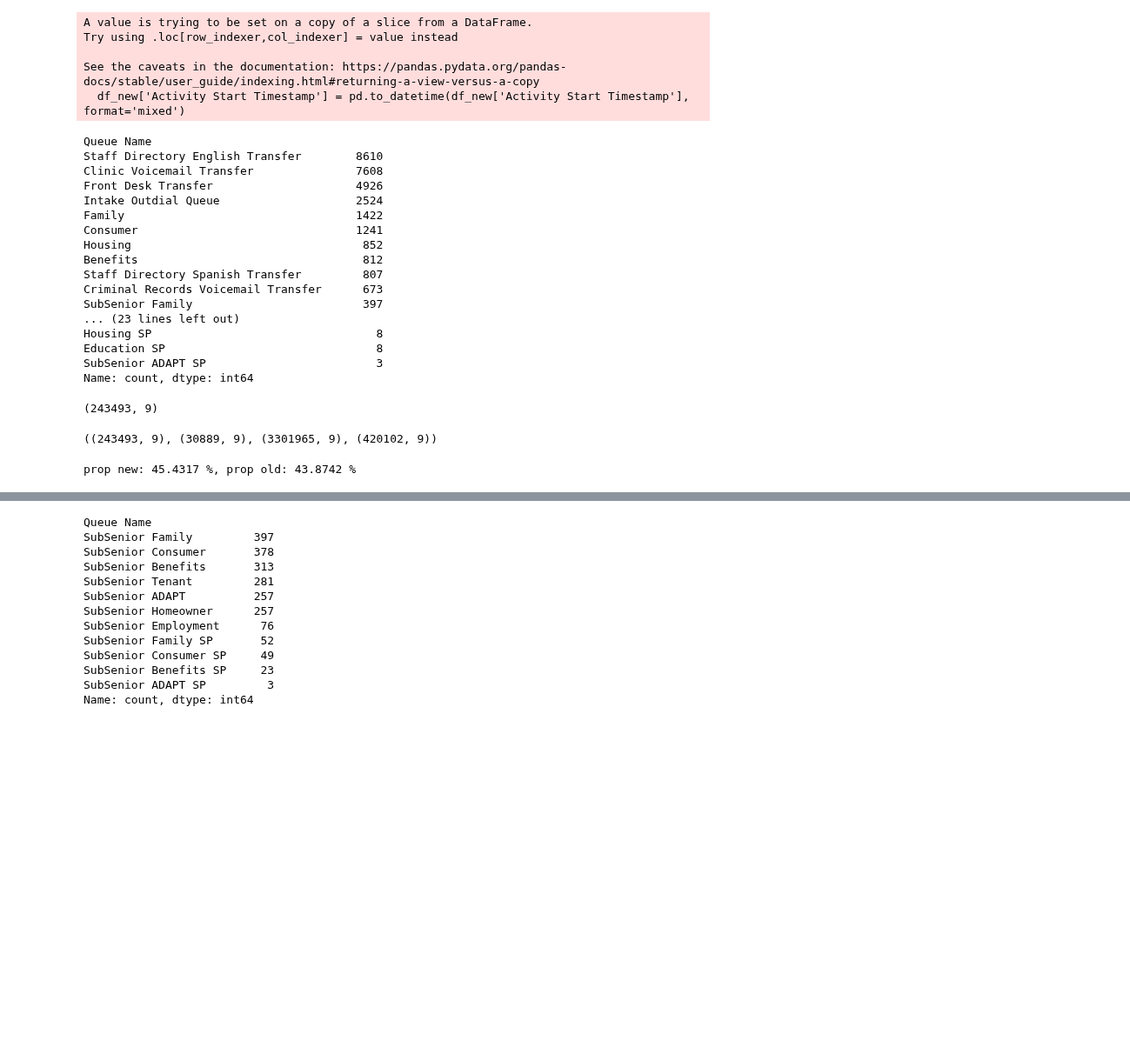
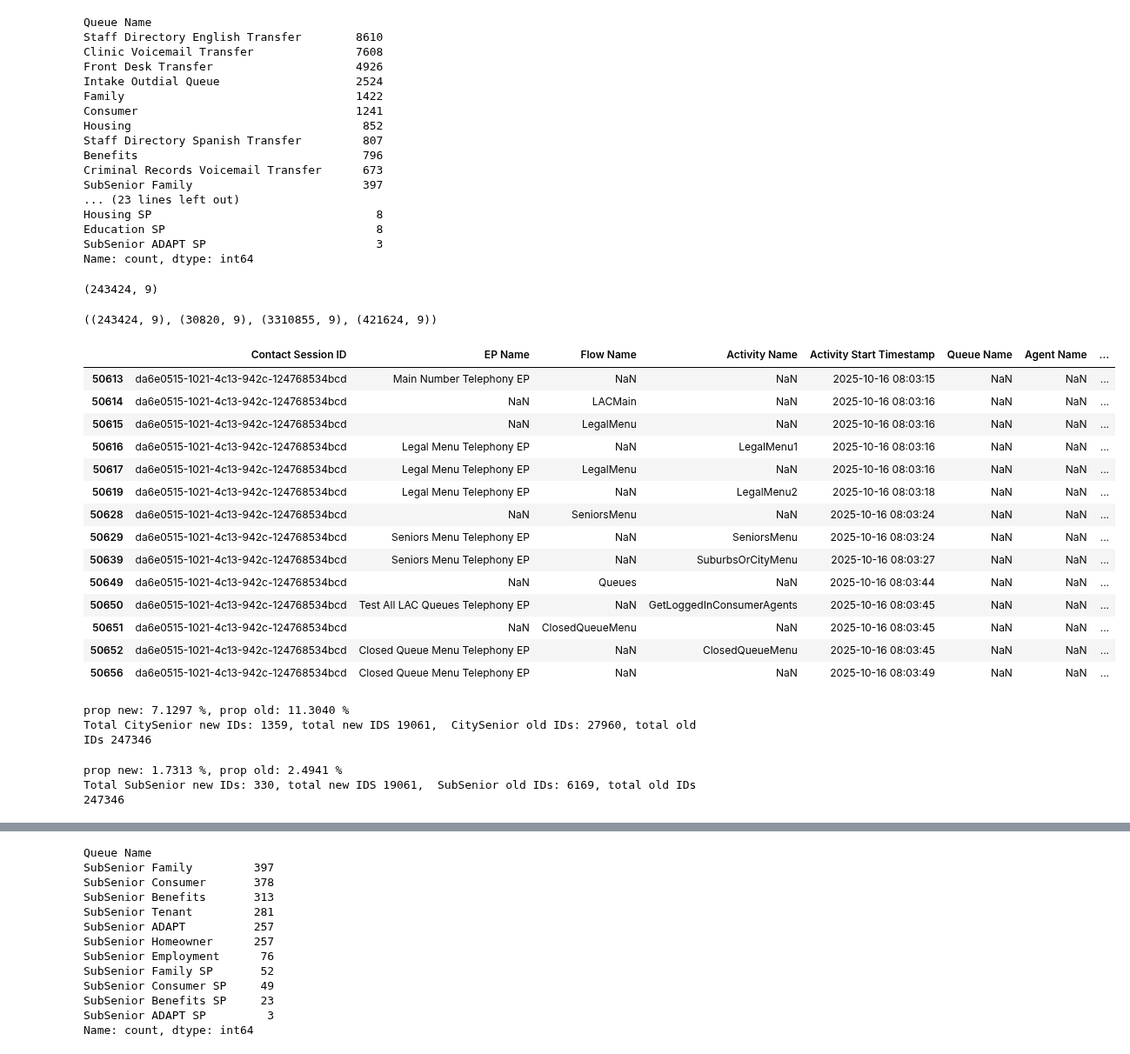
Before and after one commit to arvindkrishna87/STAT390_LegalAid_Fall2025, a Jupyter notebook: Code/Dashboard/NewCarAnalysis_Jake_Miller_Dec4.ipynb, the cells around one changed output, grey strips where cells are left out. Shown at 87% size. Saved outputs shown, nothing was run; the diff lists cells and outputs as text; code cells hidden in the pictures; blank space fills up the shorter version.

```diff
--- a/Code/Dashboard/NewCarAnalysis_Jake_Miller_Dec4.ipynb
+++ b/Code/Dashboard/NewCarAnalysis_Jake_Miller_Dec4.ipynb
@@ -17,17 +16,22 @@ df_new.shape
 # %%
 # Split old data set into before and after Oct 15
+# Convert timestamps
 df_old['Activity Start Timestamp'] = pd.to_datetime(df_old['Activity Start Timestamp'], format='mixed')
 df_new['Activity Start Timestamp'] = pd.to_datetime(df_new['Activity Start Timestamp'], format='mixed')
 
-df_new_before = df_new[df_new['Activity Start Timestamp'] <='2025-10-15']
-df_new = df_new[df_new['Activity Start Timestamp'] > '2025-10-15 23:59:59']
+# Get the first timestamp for each Contact Session ID in df_new
+first_timestamps = df_new.groupby('Contact Session ID')['Activity Start Timestamp'].min()
+
+# Create a mapping of Contact Session ID to whether it should go to old dataset
+cutoff_date = pd.to_datetime('2025-10-15 23:59:59')
+session_to_old = first_timestamps <= cutoff_date
+
+# Split df_new based on the first timestamp of each session
+df_new_before = df_new[df_new['Contact Session ID'].map(session_to_old).fillna(False)]
+df_new = df_new[~df_new['Contact Session ID'].map(session_to_old).fillna(True)]
+
+# Concatenate the sessions that started before cutoff to df_old
 df_old = pd.concat([df_old, df_new_before])
-# %% [output]
-A value is trying to be set on a copy of a slice from a DataFrame.
-Try using .loc[row_indexer,col_indexer] = value instead
-
-See the caveats in the documentation: https://pandas.pydata.org/pandas-docs/stable/user_guide/indexing.html#returning-a-view-versus-a-copy
-  df_new['Activity Start Timestamp'] = pd.to_datetime(df_new['Activity Start Timestamp'], format='mixed')
 # %%
 df_new['Queue Name'].value_counts()
 # %% [output]
@@ -39,8 +43,8 @@ Intake Outdial Queue                    2524
 Family                                  1422
 Consumer                                1241
 Housing                                  852
-Benefits                                 812
 Staff Directory Spanish Transfer         807
+Benefits                                 796
 Criminal Records Voicemail Transfer      673
 SubSenior Family                         397
 ... (23 lines left out)
@@ -51,7 +55,7 @@ Name: count, dtype: int64
 # %%
 df_new.shape
 # %% [output]
-(243493, 9)
+(243424, 9)
 # %%
 #Filter dataframe
 # Steps, check all rows for an ID
@@ -70,30 +74,59 @@ df_old_filt = filter_transfer_only(df_old)
 # %%
 df_new.shape, df_new_filt.shape, df_old.shape, df_old_filt.shape
 # %% [output]
-((243493, 9), (30889, 9), (3301965, 9), (420102, 9))
+((243424, 9), (30820, 9), (3310855, 9), (421624, 9))
 # %%
 df_new_filt = df_new.copy()
 df_old_filt =df_old.copy()
+# %%
+ids = df_new[df_new['Activity Name'].str.contains('SuburbsOrCity', na = False)]['Contact Session ID'].unique()
+
+df_new[df_new['Contact Session ID'] == ids[0]]
+# %% [output]
+|  | Contact Session ID | EP Name | Flow Name | Activity Name | Activity Start Timestamp | Queue Name | Agent Name | ... |
+| 50613 | da6e0515-1021-4c13-942c-124768534bcd | Main Number Telephony EP | NaN | NaN | 2025-10-16 08:03:15 | NaN | NaN | ... |
+| 50614 | da6e0515-1021-4c13-942c-124768534bcd | NaN | LACMain | NaN | 2025-10-16 08:03:16 | NaN | NaN | ... |
+| 50615 | da6e0515-1021-4c13-942c-124768534bcd | NaN | LegalMenu | NaN | 2025-10-16 08:03:16 | NaN | NaN | ... |
+| 50616 | da6e0515-1021-4c13-942c-124768534bcd | Legal Menu Telephony EP | NaN | LegalMenu1 | 2025-10-16 08:03:16 | NaN | NaN | ... |
+| 50617 | da6e0515-1021-4c13-942c-124768534bcd | Legal Menu Telephony EP | LegalMenu | NaN | 2025-10-16 08:03:16 | NaN | NaN | ... |
+| 50619 | da6e0515-1021-4c13-942c-124768534bcd | Legal Menu Telephony EP | NaN | LegalMenu2 | 2025-10-16 08:03:18 | NaN | NaN | ... |
+| 50628 | da6e0515-1021-4c13-942c-124768534bcd | NaN | SeniorsMenu | NaN | 2025-10-16 08:03:24 | NaN | NaN | ... |
+| 50629 | da6e0515-1021-4c13-942c-124768534bcd | Seniors Menu Telephony EP | NaN | SeniorsMenu | 2025-10-16 08:03:24 | NaN | NaN | ... |
+| 50639 | da6e0515-1021-4c13-942c-124768534bcd | Seniors Menu Telephony EP | NaN | SuburbsOrCityMenu | 2025-10-16 08:03:27 | NaN | NaN | ... |
+| 50649 | da6e0515-1021-4c13-942c-124768534bcd | NaN | Queues | NaN | 2025-10-16 08:03:44 | NaN | NaN | ... |
+| 50650 | da6e0515-1021-4c13-942c-124768534bcd | Test All LAC Queues Telephony EP | NaN | GetLoggedInConsumerAgents | 2025-10-16 08:03:45 | NaN | NaN | ... |
+| 50651 | da6e0515-1021-4c13-942c-124768534bcd | NaN | ClosedQueueMenu | NaN | 2025-10-16 08:03:45 | NaN | NaN | ... |
+| 50652 | da6e0515-1021-4c13-942c-124768534bcd | Closed Queue Menu Telephony EP | NaN | ClosedQueueMenu | 2025-10-16 08:03:45 | NaN | NaN | ... |
+| 50656 | da6e0515-1021-4c13-942c-124768534bcd | Closed Queue Menu Telephony EP | NaN | NaN | 2025-10-16 08:03:49 | NaN | NaN | ... |
 # %%
 # First Step: Check if proportion of senior menu queues is the same in both datasets
 # Filter out all queues that contain transfer or intake outdial
 
-ids_senior_new = df_new[df_new['Activity Name'].str.contains('Senior', na=False)]['Contact Session ID'].unique()
-ids_senior_old = df_old[df_old['Activity Name'].str.contains('Senior', na=False)]['Contact Session ID'].unique()
+ids_senior_new = df_new[df_new['Activity Name'].str.contains('SuburbsOrCity', na=False)]['Contact Session ID'].unique()
+ids_senior_old = df_old[df_old['Activity Name'].str.contains('SuburbsOrCity', na=False)]['Contact Session ID'].unique()
 
-# Also check for legalmenu
-ids_senior_new2 = df_new[df_new['Activity Name'].str.contains('LegalMenu', na=False)]['Contact Session ID'].unique()
-ids_senior_old2 = df_old[df_old['Activity Name'].str.contains('LegalMenu', na=False)]['Contact Session ID'].unique()
 
-ids_new = set(list(ids_senior_new) + list(ids_senior_new2))
-ids_old = set(list(ids_senior_old) + list(ids_senior_old2))
-
-prop_senior_new = len(ids_new) / df_new['Contact Session ID'].nunique()
-prop_senior_old = len(ids_old) / df_old['Contact Session ID'].nunique()
+prop_senior_new = len(ids_senior_new) / df_new['Contact Session ID'].nunique()
+prop_senior_old = len(ids_senior_old) / df_old['Contact Session ID'].nunique()
 
 print(f"prop new: {prop_senior_new * 100:.4f} %, prop old: {prop_senior_old* 100:.4f} %")
+print(f"Total CitySenior new IDs: {len(ids_senior_new)}, total new IDS {df_new['Contact Session ID'].nunique()},  CitySenior old IDs: {len(ids_senior_old)}, total old IDs {df_old['Contact Session ID'].nunique()}")
 # %% [output]
-prop new: 45.4317 %, prop old: 43.8742 %
+prop new: 7.1297 %, prop old: 11.3040 %
+Total CitySenior new IDs: 1359, total new IDS 19061,  CitySenior old IDs: 27960, total old IDs 247346
+# %%
+ids_senior_new = df_new[df_new['Activity Name'].str.contains('GetLoggedInSubSenior', na=False)]['Contact Session ID'].unique()
+ids_senior_old = df_old[df_old['Activity Name'].str.contains('GetLoggedInSubSenior', na=False)]['Contact Session ID'].unique()
+
+
+prop_senior_new = len(ids_senior_new) / df_new['Contact Session ID'].nunique()
+prop_senior_old = len(ids_senior_old) / df_old['Contact Session ID'].nunique()
+
+print(f"prop new: {prop_senior_new * 100:.4f} %, prop old: {prop_senior_old* 100:.4f} %")
+print(f"Total SubSenior new IDs: {len(ids_senior_new)}, total new IDS {df_new['Contact Session ID'].nunique()},  SubSenior old IDs: {len(ids_senior_old)}, total old IDs {df_old['Contact Session ID'].nunique()}")
+# %% [output]
+prop new: 1.7313 %, prop old: 2.4941 %
+Total SubSenior new IDs: 330, total new IDS 19061,  SubSenior old IDs: 6169, total old IDs 247346
 # %% [markdown]
 After some explatory analysis, (which can and should be double checked) it appears that in Activity Name, before in all instances before the new implementation SeniorsMenu shows up prior to LegalMenu1, while in instances after the implementation SeniorsMenu now shows up after LegalMenu1(and 2).
 
```
Also changed, not shown: parts of 7 cells of this notebook.
